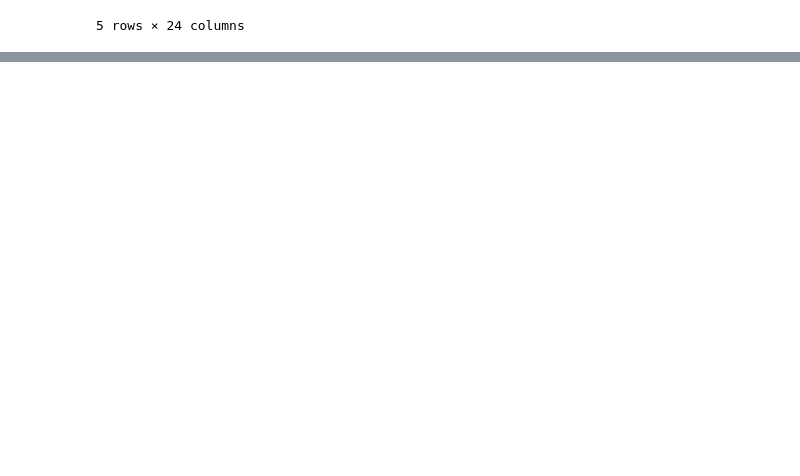
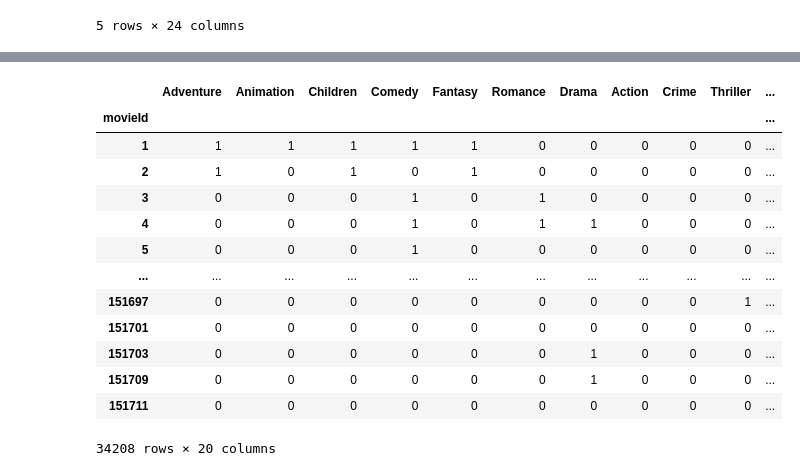
Before and after one commit to MohammadSAzar/MachineLearning-Maktankhooneh-Course-, a Jupyter notebook: S5/Content/ContentRecom.ipynb, the cells around one changed output, grey strips where cells are left out. Saved outputs shown, nothing was run; the diff lists cells and outputs as text; code cells hidden in the pictures; blank space fills up the shorter version.

```diff
--- a/S5/Content/ContentRecom.ipynb
+++ b/S5/Content/ContentRecom.ipynb
@@ -108,0 +252,19 @@ ServerApp.rate_limit_window=3.0 (secs)
+# %%
+genres = genres.set_index(movies_df['movieId'])
+
+genres
+# %% [output]
+|  | Adventure | Animation | Children | Comedy | Fantasy | Romance | Drama | Action | Crime | Thriller | ... |
+| movieId |  |  |  |  |  |  |  |  |  |  | ... |
+| 1 | 1 | 1 | 1 | 1 | 1 | 0 | 0 | 0 | 0 | 0 | ... |
+| 2 | 1 | 0 | 1 | 0 | 1 | 0 | 0 | 0 | 0 | 0 | ... |
+| 3 | 0 | 0 | 0 | 1 | 0 | 1 | 0 | 0 | 0 | 0 | ... |
+| 4 | 0 | 0 | 0 | 1 | 0 | 1 | 1 | 0 | 0 | 0 | ... |
+| 5 | 0 | 0 | 0 | 1 | 0 | 0 | 0 | 0 | 0 | 0 | ... |
+| ... | ... | ... | ... | ... | ... | ... | ... | ... | ... | ... | ... |
+| 151697 | 0 | 0 | 0 | 0 | 0 | 0 | 0 | 0 | 0 | 1 | ... |
+| 151701 | 0 | 0 | 0 | 0 | 0 | 0 | 0 | 0 | 0 | 0 | ... |
+| 151703 | 0 | 0 | 0 | 0 | 0 | 0 | 1 | 0 | 0 | 0 | ... |
+| 151709 | 0 | 0 | 0 | 0 | 0 | 0 | 1 | 0 | 0 | 0 | ... |
+| 151711 | 0 | 0 | 0 | 0 | 0 | 0 | 0 | 0 | 0 | 0 | ... |
+34208 rows × 20 columns
```
Also changed, not shown: parts of 18 cells of this notebook.
